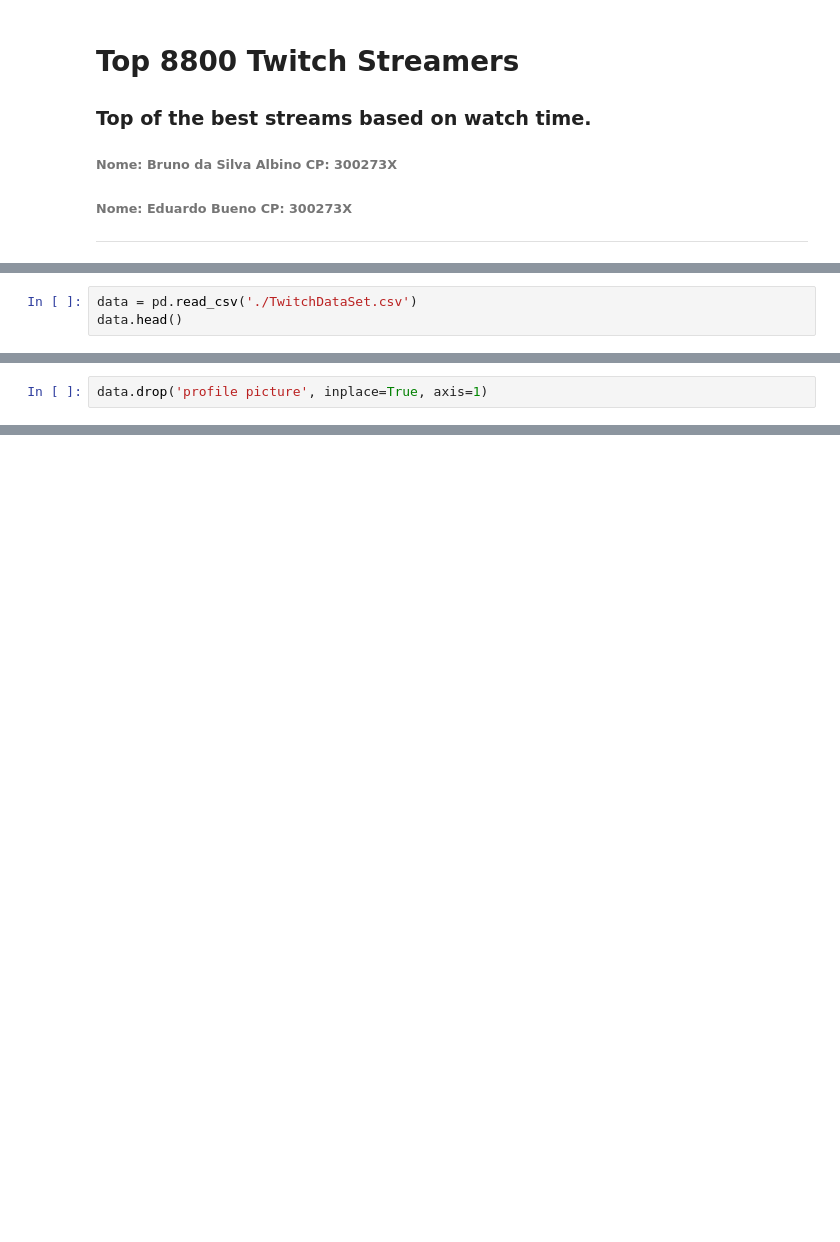
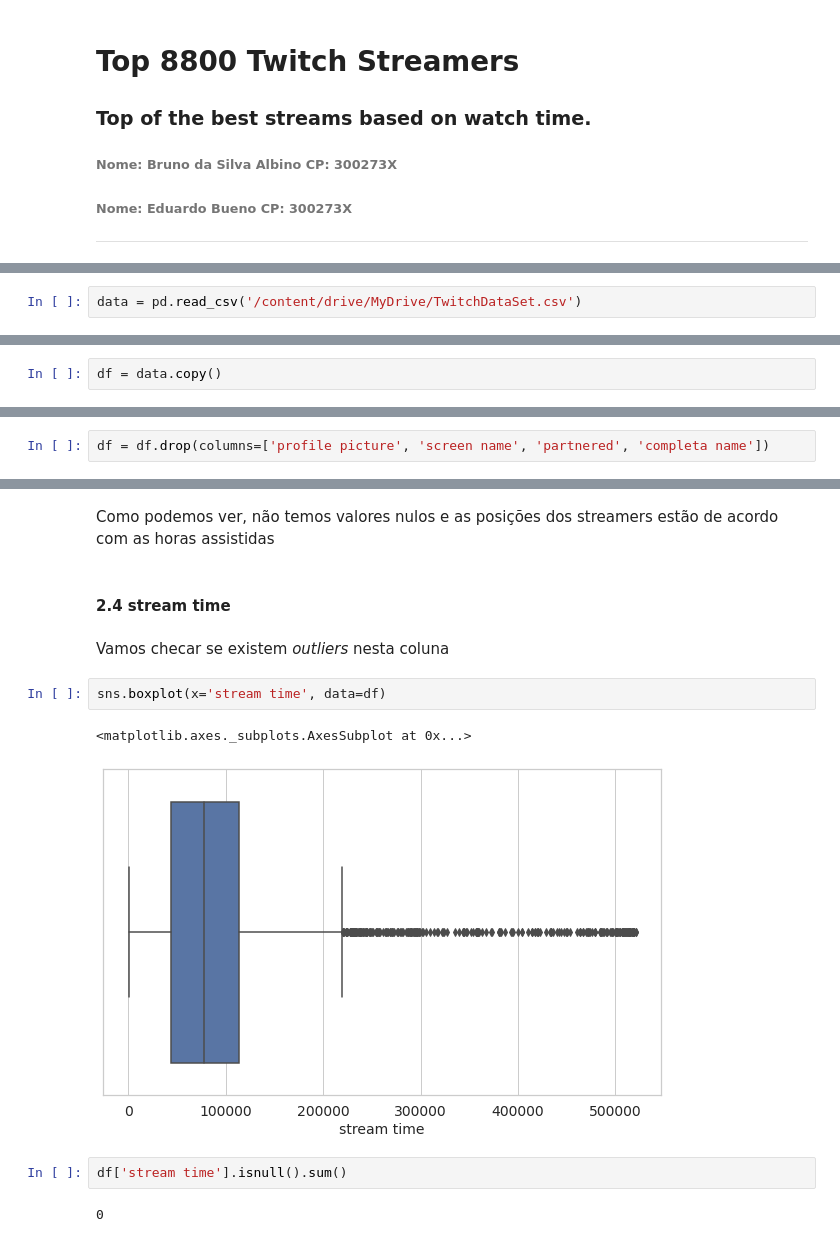
Before and after one commit to bruno-albino/exploratory-analysis-ifsp, a Jupyter notebook: Analise_exploratoria.ipynb, the cells around one changed output, grey strips where cells are left out. Saved outputs shown, nothing was run; the diff lists cells and outputs as text; blank space fills up the shorter version.

```diff
--- a/Analise_exploratoria.ipynb
+++ b/Analise_exploratoria.ipynb
@@ -23,3 +39,2 @@ Leitura do arquivo principal `twitchdata-update.csv`
 # %%
-data = pd.read_csv('./TwitchDataSet.csv')
-data.head()
+data = pd.read_csv('/content/drive/MyDrive/TwitchDataSet.csv')
@@ -39,5 +41,3 @@ Remoção de colunas não utilizadas
-# %%
-data.drop('profile picture', inplace=True, axis=1)
 # %%
 data.head()
 # %% [output]
@@ -49,0 +79,2 @@ data.head()
+# %%
+df = data.copy()
@@ -49,0 +93,2 @@ data.head()
+# %%
+df = df.drop(columns=['profile picture', 'screen name', 'partnered', 'completa name'])
@@ -49,0 +145,15 @@ data.head()
+# %% [markdown]
+Como podemos ver, não temos valores nulos e as posições dos streamers estão de acordo com as horas assistidas
+# %% [markdown]
+#### **2.4 stream time**
+# %% [markdown]
+Vamos checar se existem *outliers* nesta coluna
+# %%
+sns.boxplot(x='stream time', data=df)
+# %% [output]
+<matplotlib.axes._subplots.AxesSubplot at 0x...>
+[figure, added]
+# %%
+df['stream time'].isnull().sum()
+# %% [output]
+0
```
Also changed, not shown: parts of 62 cells of this notebook.
